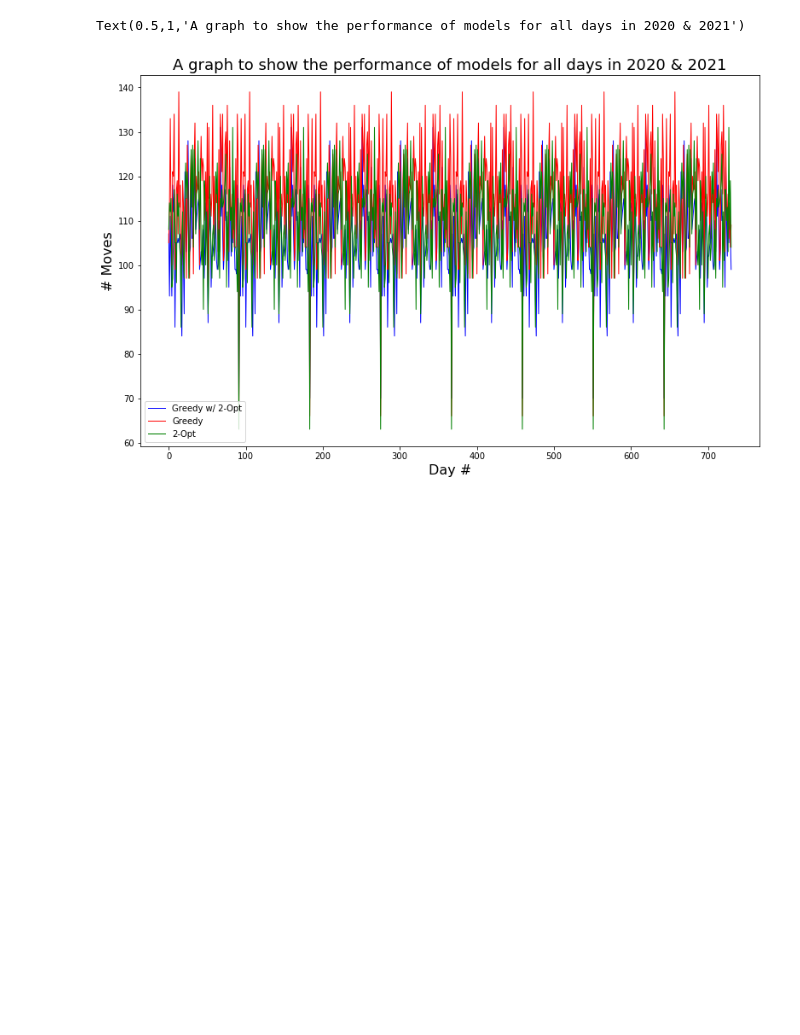
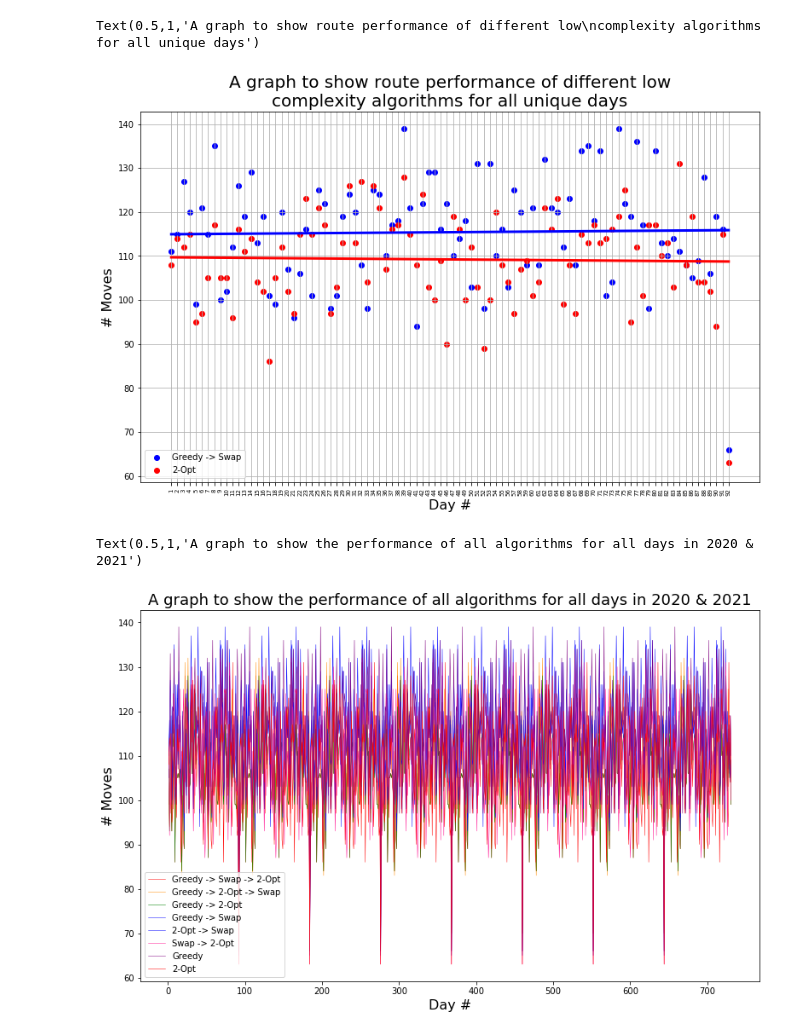
Before and after one commit to hwixley/Drone-Route-Planner, a Jupyter notebook: dataAnalysis/DroneMoveAnalysis.ipynb, the cells around one changed output. Saved outputs shown, nothing was run; the diff lists cells and outputs as text; code cells hidden in the pictures; blank space fills up the shorter version.

```diff
--- a/dataAnalysis/DroneMoveAnalysis.ipynb
+++ b/dataAnalysis/DroneMoveAnalysis.ipynb
@@ -43,11 +36,27 @@ Text(0.5,1,'A graph to show route performance of different models for all unique
+# %%
+ys=[3,7]
+
+for y in ys:
+    plt.scatter(x,moves[y][0:92],c=colors[y],label=names[y])
+    plt.plot(x, np.poly1d(np.polyfit(x,moves[y][0:92],1))(np.unique(x)),c=colors[y],lw=3)
+
+plt.grid(True)
+plt.legend(loc="lower left")
+plt.xlabel("Day #",fontsize=16)
+plt.ylabel("# Moves",fontsize=16)
+plt.xticks(x,range(1,93),rotation=90,fontsize=7)
+plt.title("A graph to show route performance of different low\ncomplexity algorithms for all unique days",fontsize=20)
+# %% [output]
+Text(0.5,1,'A graph to show route performance of different low\ncomplexity algorithms for all unique days')
+[figure, added]
 # %%
-plt.plot(range(len(dates)),g2Moves,c="blue",label="Greedy w/ 2-Opt",lw=1)
-plt.plot(range(len(dates)),gMoves,c="red", label="Greedy",lw=1)
-plt.plot(range(len(dates)),twoMoves,c="green",label="2-Opt",lw=1)
+for i in range(8):
+    plt.plot(range(1,732),moves[i],c=colors[i],label=names[i],lw=0.75)
+
 plt.legend(loc="lower left")
 plt.xlabel("Day #",fontsize=16)
 plt.ylabel("# Moves",fontsize=16)
-plt.title("A graph to show the performance of models for all days in 2020 & 2021",fontsize=18)
+plt.title("A graph to show the performance of all algorithms for all days in 2020 & 2021",fontsize=18)
 # %% [output]
-Text(0.5,1,'A graph to show the performance of models for all days in 2020 & 2021')
+Text(0.5,1,'A graph to show the performance of all algorithms for all days in 2020 & 2021')
-[figure, old version]
+[figure, new version]
```
Also changed, not shown: parts of 3 cells of this notebook, 4 other files.
